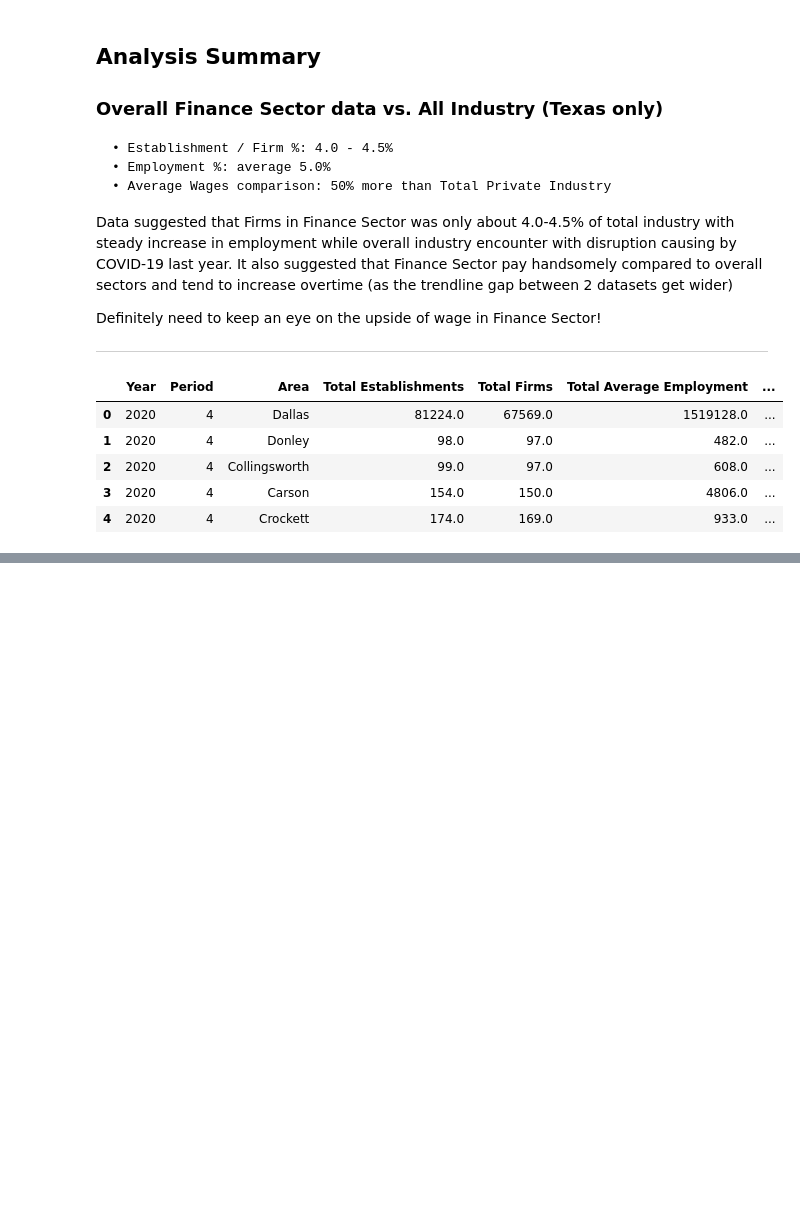
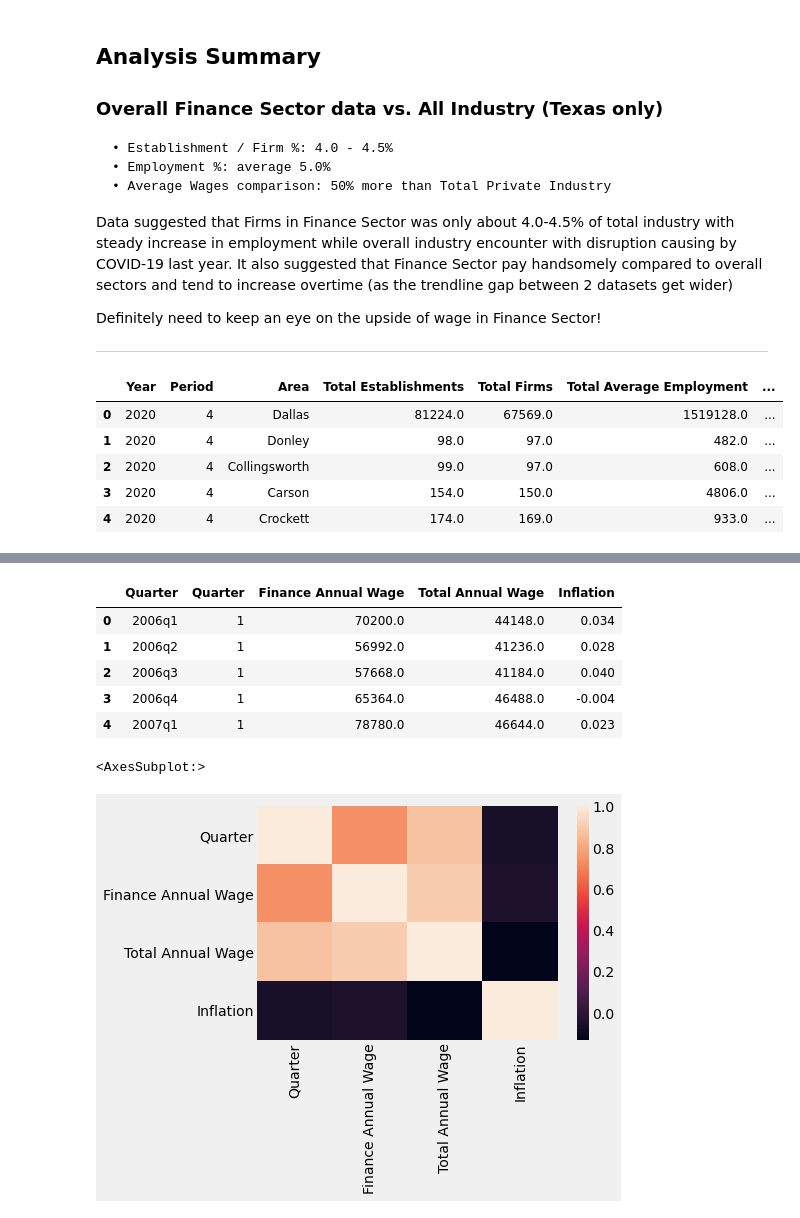
Before and after one commit to JuneB2021/Project1, a Jupyter notebook: Analytics File/unemployment_jb.ipynb, the cells around one changed output, grey strips where cells are left out. Drawn from its saved outputs; the diff is of its cells as text; code cells hidden in the pictures; blank space fills up the shorter version.

```diff
--- a/Analytics File/unemployment_jb.ipynb
+++ b/Analytics File/unemployment_jb.ipynb
@@ -305,0 +294,15 @@ TypeError: __init__() got an unexpected keyword argument 'wage_data'
+# %%
+# Load area coordinates data
+inflation_unemployment_df = pd.read_csv(
+    Path("../Resources/Texas_Inflation_Unemployment_Rate_by_quarter.csv")
+)
+
+# Merge 2 dataframes
+wage_data = pd.concat(
+    [tx_total_wage_plot, inflation_unemployment_df],
+    axis="columns",
+    sort=False).dropna()
+
+# Review the simulation input data
+display(wage_data.head())
+display(wage_data.tail())
@@ -305,0 +322,14 @@ TypeError: __init__() got an unexpected keyword argument 'wage_data'
+# %%
+# Review Statistic Summary of data
+display(wage_data.describe())
+
+# Create new dataframe for corelation
+corr_data = wage_data[["Quarter", "Finance Annual Wage", "Total Annual Wage", "Inflation"]]
+display(corr_data.head())
+
+# assess co
+corr = corr_data.corr()
+sns.heatmap(corr,
+        xticklabels=corr.columns,
+        yticklabels=corr.columns)
+# %% [output]
@@ -305,0 +345,8 @@ TypeError: __init__() got an unexpected keyword argument 'wage_data'
+|  | Quarter | Quarter | Finance Annual Wage | Total Annual Wage | Inflation |
+| 0 | 2006q1 | 1 | 70200.0 | 44148.0 | 0.034 |
+| 1 | 2006q2 | 1 | 56992.0 | 41236.0 | 0.028 |
+| 2 | 2006q3 | 1 | 57668.0 | 41184.0 | 0.040 |
+| 3 | 2006q4 | 1 | 65364.0 | 46488.0 | -0.004 |
+| 4 | 2007q1 | 1 | 78780.0 | 46644.0 | 0.023 |
+<AxesSubplot:>
+[figure, added]
```
Also changed, not shown: parts of 4 cells of this notebook.
